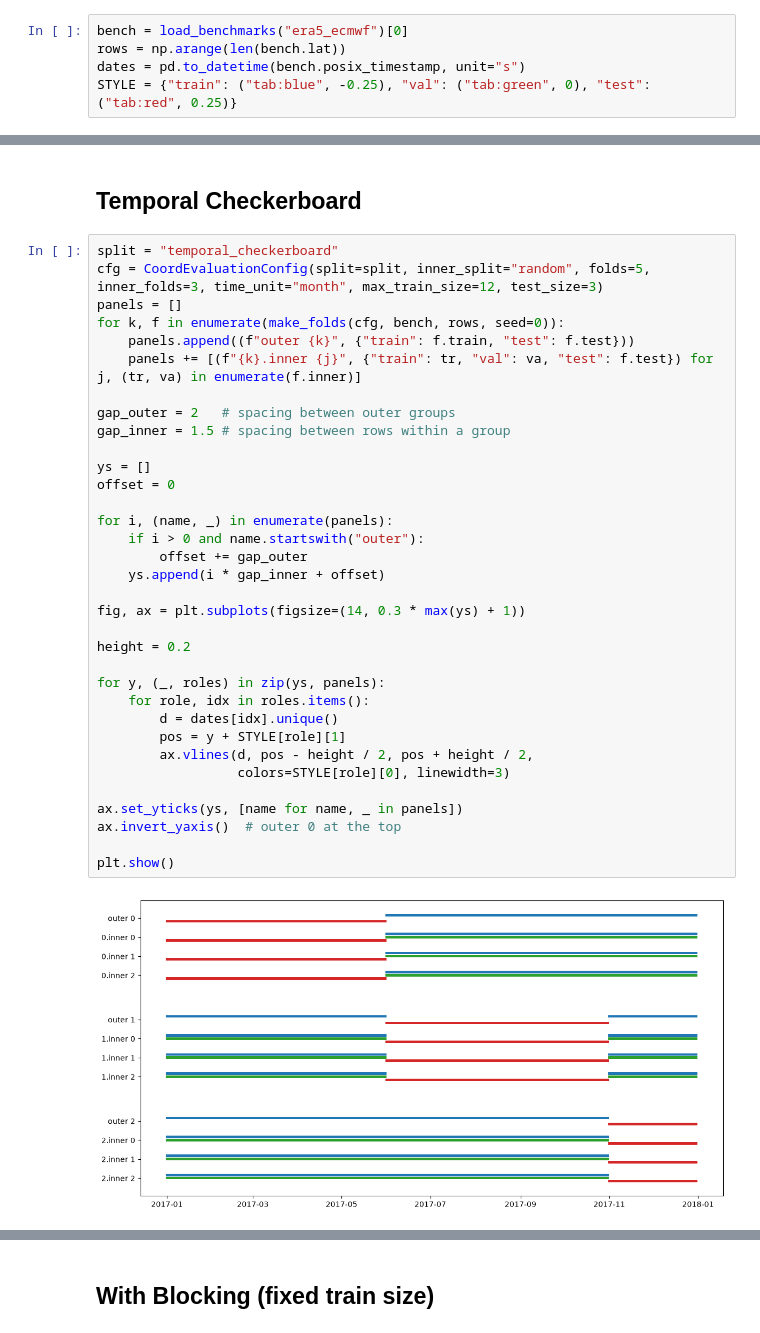
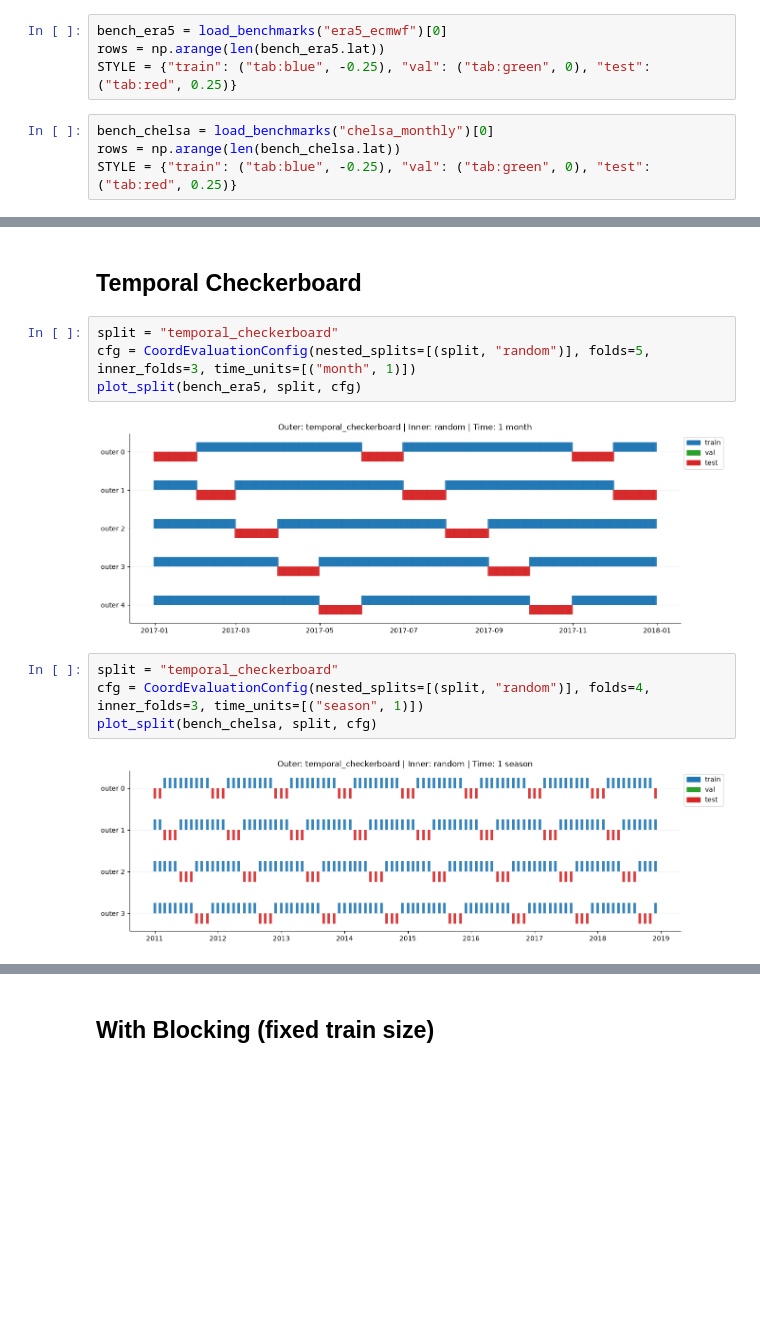
Before and after one commit to liviabetti1/torchgeo-bench, a Jupyter notebook: src/torchgeo_bench/coordbench/notebooks/debugging/test_temporal_splits.ipynb, the cells around one changed output, grey strips where cells are left out. Cells and saved outputs as stored; diff of their text form; blank space fills up the shorter version.

```diff
--- a/src/torchgeo_bench/coordbench/notebooks/debugging/test_temporal_splits.ipynb
+++ b/src/torchgeo_bench/coordbench/notebooks/debugging/test_temporal_splits.ipynb
@@ -8,5 +9,8 @@ from torchgeo_bench.coordbench.splits import SPLITS, make_folds
 # %%
-bench = load_benchmarks("era5_ecmwf")[0]
-rows = np.arange(len(bench.lat))
-dates = pd.to_datetime(bench.posix_timestamp, unit="s")
+bench_era5 = load_benchmarks("era5_ecmwf")[0]
+rows = np.arange(len(bench_era5.lat))
 STYLE = {"train": ("tab:blue", -0.25), "val": ("tab:green", 0), "test": ("tab:red", 0.25)}
+# %%
+bench_chelsa = load_benchmarks("chelsa_monthly")[0]
+rows = np.arange(len(bench_chelsa.lat))
+STYLE = {"train": ("tab:blue", -0.25), "val": ("tab:green", 0), "test": ("tab:red", 0.25)}
@@ -97,37 +103,13 @@ plt.show()
 ## Temporal Checkerboard
 # %%
 split = "temporal_checkerboard"
-cfg = CoordEvaluationConfig(split=split, inner_split="random", folds=5, inner_folds=3, time_unit="month", max_train_size=12, test_size=3)
-panels = []
-for k, f in enumerate(make_folds(cfg, bench, rows, seed=0)):
-    panels.append((f"outer {k}", {"train": f.train, "test": f.test}))
-    panels += [(f"{k}.inner {j}", {"train": tr, "val": va, "test": f.test}) for j, (tr, va) in enumerate(f.inner)]
-
-gap_outer = 2   # spacing between outer groups
-gap_inner = 1.5 # spacing between rows within a group
-
-ys = []
-offset = 0
-
-for i, (name, _) in enumerate(panels):
-    if i > 0 and name.startswith("outer"):
-        offset += gap_outer
-    ys.append(i * gap_inner + offset)
-
-fig, ax = plt.subplots(figsize=(14, 0.3 * max(ys) + 1))
-
-height = 0.2
-
-for y, (_, roles) in zip(ys, panels):
-    for role, idx in roles.items():
-        d = dates[idx].unique()
-        pos = y + STYLE[role][1]
-        ax.vlines(d, pos - height / 2, pos + height / 2,
-                  colors=STYLE[role][0], linewidth=3)
-
-ax.set_yticks(ys, [name for name, _ in panels])
-ax.invert_yaxis()  # outer 0 at the top
-
-plt.show()
+cfg = CoordEvaluationConfig(nested_splits=[(split, "random")], folds=5, inner_folds=3, time_units=[("month", 1)])
+plot_split(bench_era5, split, cfg)
 # %% [output]
-[figure, old version]
+[figure, new version]
+# %%
+split = "temporal_checkerboard"
+cfg = CoordEvaluationConfig(nested_splits=[(split, "random")], folds=4, inner_folds=3, time_units=[("season", 1)])
+plot_split(bench_chelsa, split, cfg)
+# %% [output]
+[figure, added]
```
Also changed, not shown: parts of 10 cells of this notebook, 9 other files.
